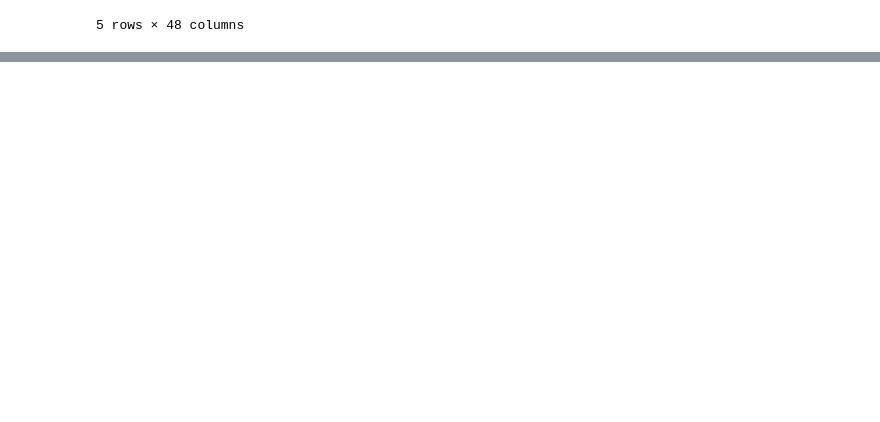
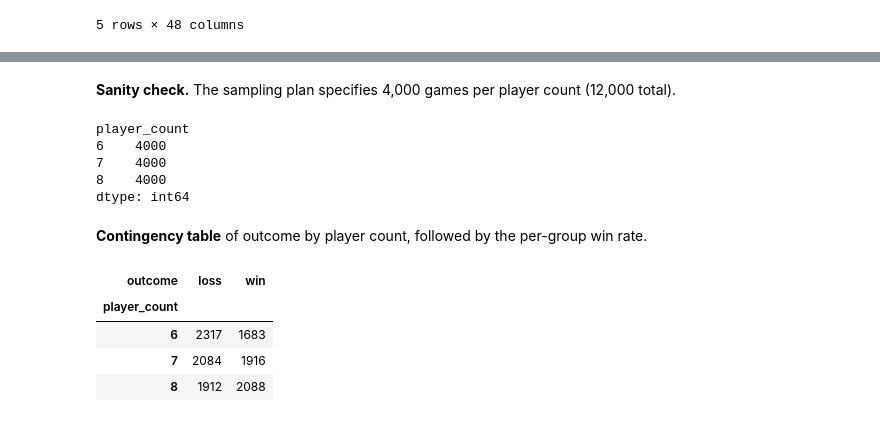
Before and after one commit to simo21-ss/volcano-rush, a Jupyter notebook: notebooks/data_science/board_game_analysis.ipynb, the cells around one changed output, grey strips where cells are left out. Cells and saved outputs as stored; diff of their text form; code cells hidden in the pictures; blank space fills up the shorter version.

```diff
--- a/notebooks/data_science/board_game_analysis.ipynb
+++ b/notebooks/data_science/board_game_analysis.ipynb
@@ -141,0 +222,27 @@ bgg_games.head()
+# %% [markdown]
+**Sanity check.** The sampling plan specifies 4,000 games per player count (12,000 total).
+# %%
+games_per_count = simulation_games_data.groupby("player_count").size()
+games_per_count
+# %% [output]
+player_count
+6    4000
+7    4000
+8    4000
+dtype: int64
+# %% [markdown]
+**Contingency table** of outcome by player count, followed by the per-group win rate.
+# %%
+simulation_games_data.pivot_table(
+    index = "player_count",
+    columns = "outcome",
+    aggfunc = "size",
+    fill_value = 0
+)
+game_outcomes_per_player_count
+# %% [output]
+| outcome | loss | win |
+| player_count |  |  |
+| 6 | 2317 | 1683 |
+| 7 | 2084 | 1916 |
+| 8 | 1912 | 2088 |
```
Also changed, not shown: parts of 31 cells of this notebook, 2 other files.
